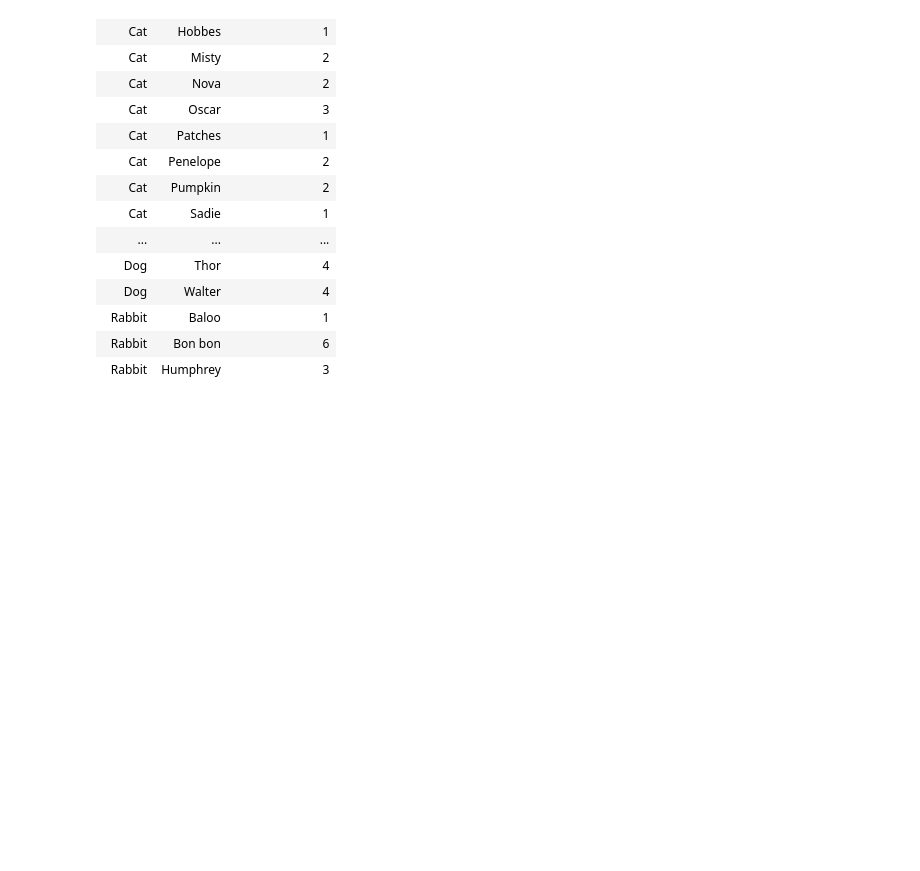
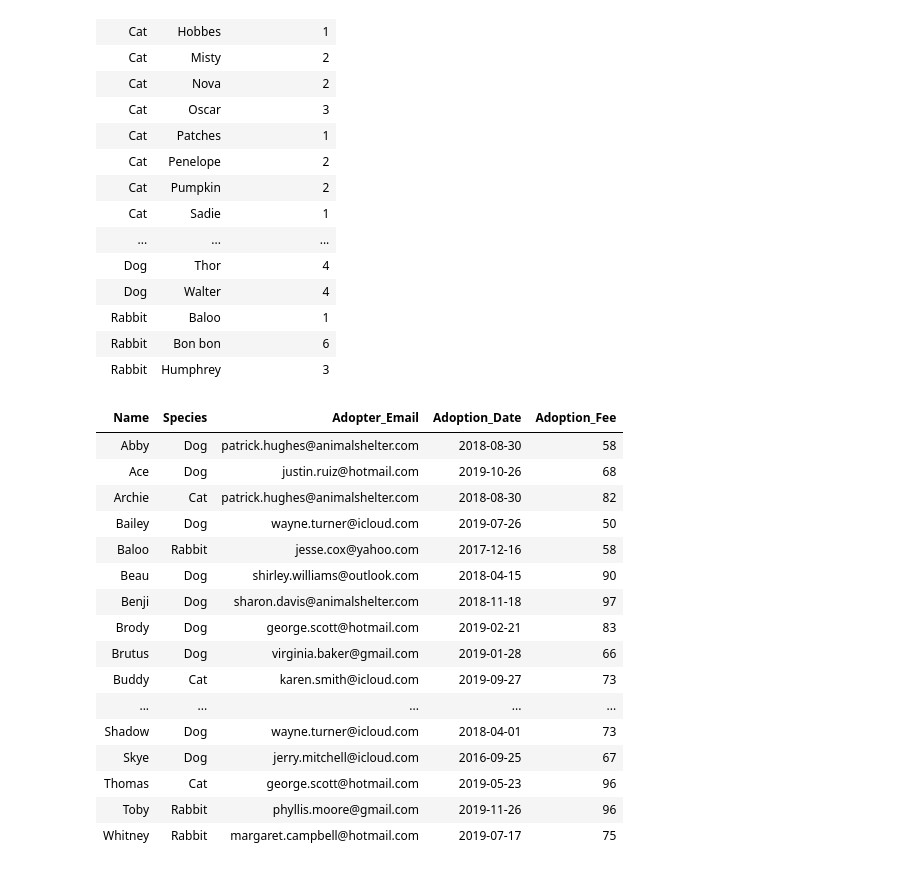
Before and after one commit to moawasthi/Practice_Pyspark, a Jupyter notebook: Linked In Course - Advanced Querying on Pyspark/Pyspark_Query_Practice.ipynb, the cells around one changed output. Cells and saved outputs as stored; diff of their text form; code cells hidden in the pictures; blank space fills up the shorter version.

```diff
--- a/Linked In Course - Advanced Querying on Pyspark/Pyspark_Query_Practice.ipynb
+++ b/Linked In Course - Advanced Querying on Pyspark/Pyspark_Query_Practice.ipynb
@@ -250,3 +270,23 @@ vaccinations_agg.display()
 | Rabbit | Baloo | 1 |
 | Rabbit | Bon bon | 6 |
 | Rabbit | Humphrey | 3 |
+# %%
+display(adoptions)
+# %% [output]
+| Name | Species | Adopter_Email | Adoption_Date | Adoption_Fee |
+| Abby | Dog | patrick.hughes@animalshelter.com | 2018-08-30 | 58 |
+| Ace | Dog | justin.ruiz@hotmail.com | 2019-10-26 | 68 |
+| Archie | Cat | patrick.hughes@animalshelter.com | 2018-08-30 | 82 |
+| Bailey | Dog | wayne.turner@icloud.com | 2019-07-26 | 50 |
+| Baloo | Rabbit | jesse.cox@yahoo.com | 2017-12-16 | 58 |
+| Beau | Dog | shirley.williams@outlook.com | 2018-04-15 | 90 |
+| Benji | Dog | sharon.davis@animalshelter.com | 2018-11-18 | 97 |
+| Brody | Dog | george.scott@hotmail.com | 2019-02-21 | 83 |
+| Brutus | Dog | virginia.baker@gmail.com | 2019-01-28 | 66 |
+| Buddy | Cat | karen.smith@icloud.com | 2019-09-27 | 73 |
+| ... | ... | ... | ... | ... |
+| Shadow | Dog | wayne.turner@icloud.com | 2018-04-01 | 73 |
+| Skye | Dog | jerry.mitchell@icloud.com | 2016-09-25 | 67 |
+| Thomas | Cat | george.scott@hotmail.com | 2019-05-23 | 96 |
+| Toby | Rabbit | phyllis.moore@gmail.com | 2019-11-26 | 96 |
+| Whitney | Rabbit | margaret.campbell@hotmail.com | 2019-07-17 | 75 |
```
Also changed, not shown: parts of 4 cells of this notebook.
